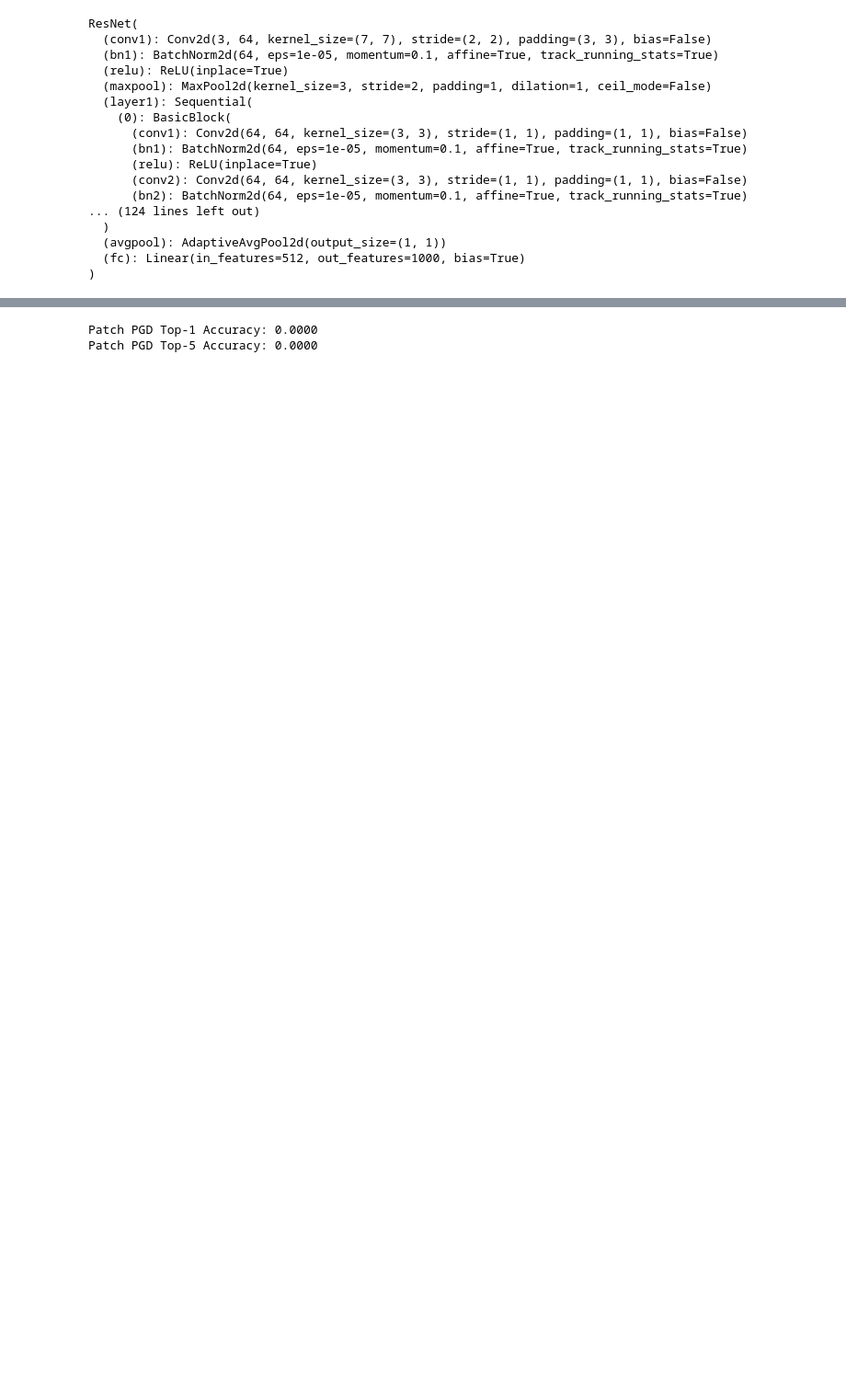
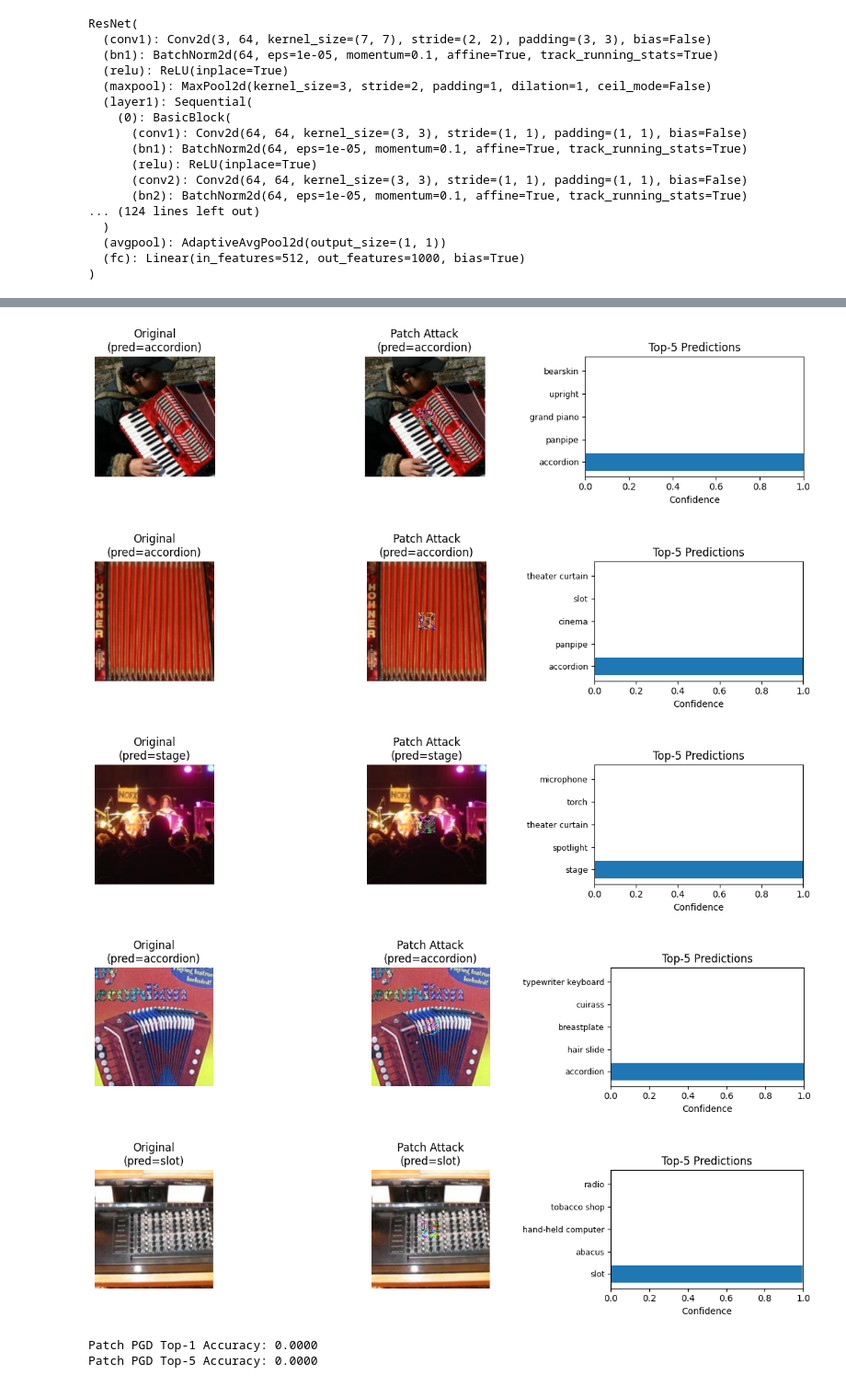
Before and after one commit to SatvikUpadhyay/Project3, a Jupyter notebook: project3.ipynb, the cells around one changed output, grey strips where cells are left out. Shown at 92% size. Drawn from its saved outputs; the diff is of its cells as text; code cells hidden in the pictures; blank space fills up the shorter version.

```diff
--- a/project3.ipynb
+++ b/project3.ipynb
@@ -421,5 +478,5 @@ for idx, (img, target) in enumerate(tqdm(dataloader)):
         orig_pred = resnet34(norm_orig).argmax().item()
         adv_pred = adv_output.argmax().item()
 
-        if len(vis_images) < 5 and orig_pred == label and adv_pred != label:
+        if len(vis_images) < 5:
             vis_images.append((orig.squeeze().cpu(), adv.squeeze().cpu(), label.item(), orig_pred, adv_pred))
@@ -426,18 +485,49 @@ for idx, (img, target) in enumerate(tqdm(dataloader)):
 # %%
+# Get ImageNet class names
+from torchvision.models import ResNet34_Weights
+imagenet_names = ResNet34_Weights.IMAGENET1K_V1.meta["categories"]
+
 for i, (orig, adv, label, orig_pred, adv_pred) in enumerate(vis_images):
-    fig, axes = plt.subplots(1, 2)
+    fig, axes = plt.subplots(1, 3, figsize=(12, 3))
+
+    # Plot original and adversarial images
     axes[0].imshow(np.transpose(orig.detach().numpy(), (1, 2, 0)))
-    axes[0].set_title(f"Original (pred={orig_pred})")
+    axes[0].set_title(f"Original\n(pred={imagenet_names[orig_pred]})")
+    axes[0].axis('off')
+
     axes[1].imshow(np.transpose(adv.detach().numpy(), (1, 2, 0)))
-    axes[1].set_title(f"Patch Attack (pred={adv_pred})")
-    for ax in axes:
-        ax.axis('off')
+    axes[1].set_title(f"Patch Attack\n(pred={imagenet_names[adv_pred]})")
+    axes[1].axis('off')
+
+    # Compute top-5 predictions for adversarial image
+    adv_input = ((adv.cuda() - mean_norms) / std_norms).unsqueeze(0)
+    with torch.no_grad():
+        adv_logits = resnet34(adv_input)
+        probs = F.softmax(adv_logits, dim=1)[0]
+        top5_probs, top5_indices = torch.topk(probs, 5)
+        top5_probs = top5_probs.cpu().numpy()
+        top5_names = [imagenet_names[idx] for idx in top5_indices.cpu().numpy()]
+
+    # Plot horizontal bar chart of top-5 predictions
+    axes[2].barh(range(5), top5_probs[::-1])
+    axes[2].set_yticks(range(5))
+    axes[2].set_yticklabels(top5_names[::-1], fontsize=9)
+    axes[2].invert_yaxis()
+    axes[2].set_xlim(0, 1)
+    axes[2].set_xlabel("Confidence")
+    axes[2].set_title("Top-5 Predictions")
+
     plt.tight_layout()
     plt.show()
 
 # Final results
 print(f"Patch PGD Top-1 Accuracy: {top1_correct / total:.4f}")
 print(f"Patch PGD Top-5 Accuracy: {top5_correct / total:.4f}")
 # %% [output]
+[figure, added]
+[figure, added]
+[figure, added]
+[figure, added]
+[figure, added]
 Patch PGD Top-1 Accuracy: 0.0000
 Patch PGD Top-5 Accuracy: 0.0000
```
Also changed, not shown: parts of 28 cells of this notebook.
